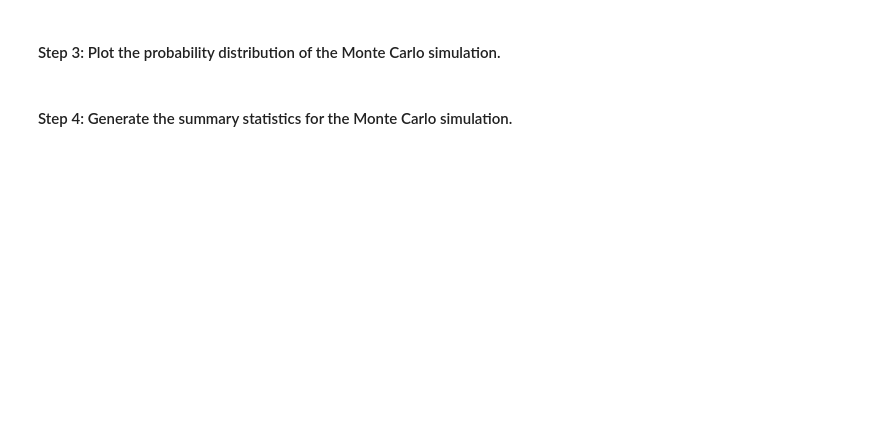
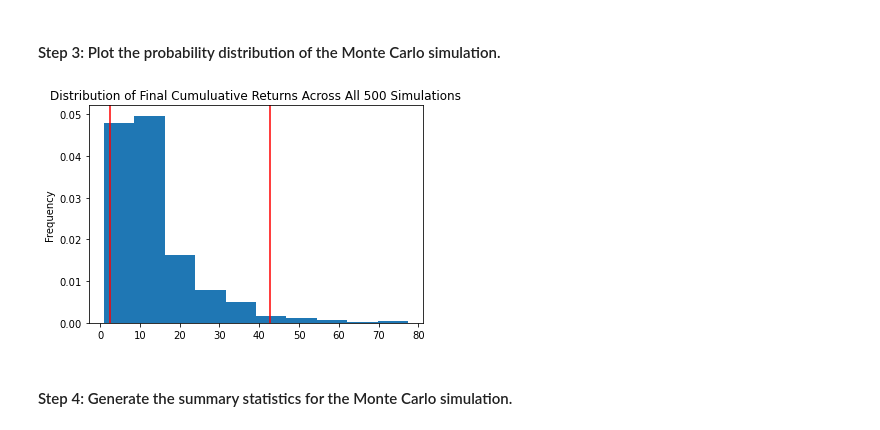
Before and after one commit to toniahurst/FinTech_Module_5_Challenge, a Jupyter notebook: Starter_Code_Module_5_Challenge/financial_planning_tools.ipynb, the cells around one changed output. Cells and saved outputs as stored; diff of their text form; code cells hidden in the pictures; blank space fills up the shorter version.

```diff
--- a/Starter_Code_Module_5_Challenge/financial_planning_tools.ipynb
+++ b/Starter_Code_Module_5_Challenge/financial_planning_tools.ipynb
@@ -548,8 +548,10 @@ NameError: name 'M_30_year' is not defined
 # %%
 # Visualize the probability distribution of the 30-year Monte Carlo simulation
 # by plotting a histogram
-mc_dist_plot = MC_30_year.plot_distribution()
+mc_dist_plot = mc_30_year.plot_distribution()
 mc_dist_plot.get_figure().savefig("MC 30 Year Distribution Plot.png", bbox_inches="tight")
+# %% [output]
+[figure, added]
 # %% [markdown]
 #### Step 4: Generate the summary statistics for the Monte Carlo simulation.
 # %%
```
Also changed, not shown: parts of 22 cells of this notebook, 4 other files.
